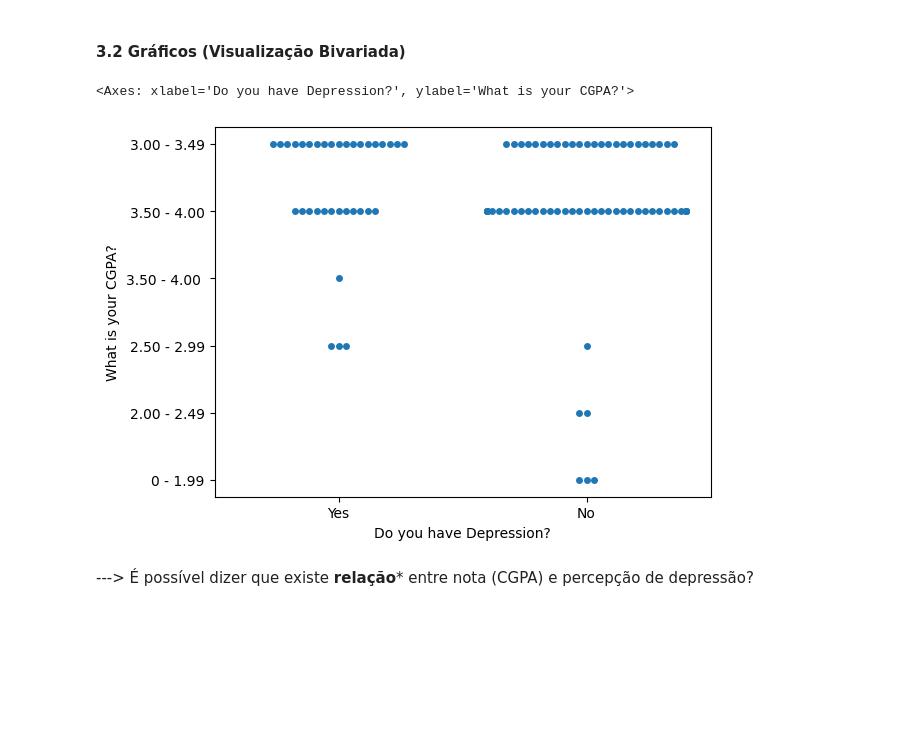
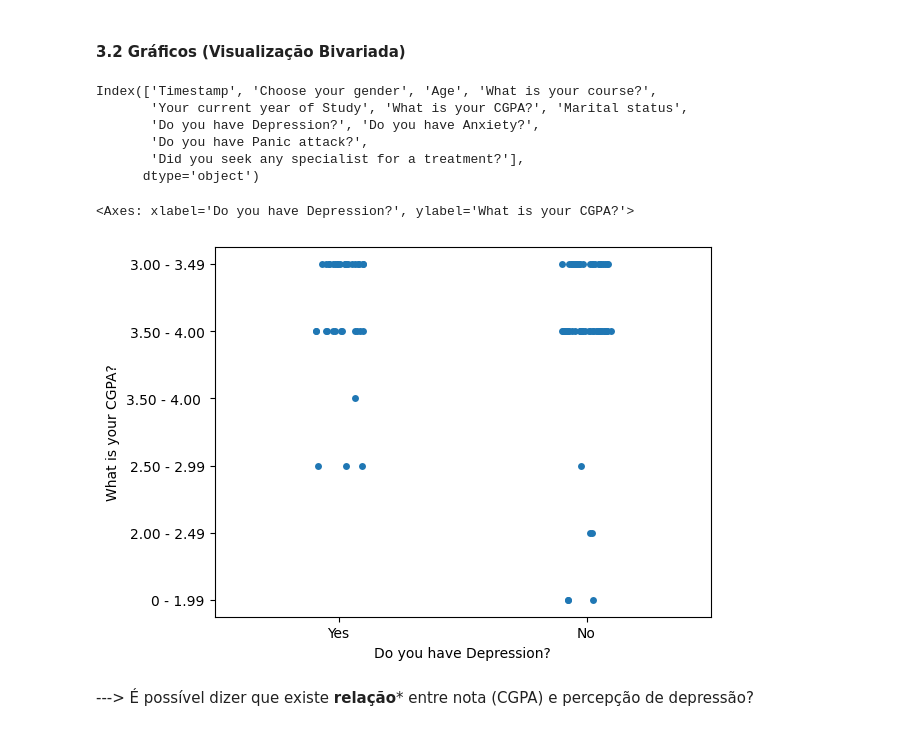
Before and after one commit to eddorileo/mental_health, a Jupyter notebook: mental_health.ipynb, the cells around one changed output. Saved outputs shown, nothing was run; the diff lists cells and outputs as text; code cells hidden in the pictures; blank space fills up the shorter version.

```diff
--- a/mental_health.ipynb
+++ b/mental_health.ipynb
@@ -203,3 +205,5 @@ dtype: int64
+# %%
+data2=data2.drop(columns=['Timestamp'])
 # %% [markdown]
 ###3. Explore e Visualize
 # %%
@@ -264,12 +268,22 @@ data2.Age.plot.box()
 Esquemas ilustrativos do boxplot: [Esquema I](https://www.alura.com.br/artigos/assets/boxplot/imagem-3.png) e [Esquema II](https://miro.medium.com/v2/resize:fit:8100/1*NRlqiZGQdsIyAu0KzP7LaQ.png)
 # %% [markdown]
 #### 3.2 Gráficos (Visualização Bivariada)
+# %%
+data2.columns
+# %% [output]
+Index(['Timestamp', 'Choose your gender', 'Age', 'What is your course?',
+       'Your current year of Study', 'What is your CGPA?', 'Marital status',
+       'Do you have Depression?', 'Do you have Anxiety?',
+       'Do you have Panic attack?',
+       'Did you seek any specialist for a treatment?'],
+      dtype='object')
 # %%
-#gráfico de pontos (cat x cat)
+#gráfico de pontos
 import seaborn as sns
-sns.swarmplot(x="Do you have Depression?", y="What is your CGPA?", data=data2)
+#sns.swarmplot(x="Do you have Depression?", y="What is your CGPA?", data=data2)
+sns.stripplot(data=data2, x="Do you have Depression?", y="What is your CGPA?")
 # %% [output]
 <Axes: xlabel='Do you have Depression?', ylabel='What is your CGPA?'>
-[figure, old version]
+[figure, new version]
 # %% [markdown]
 ---> É possível dizer que existe **relação*** entre nota (CGPA) e percepção de depressão?
```
Also changed, not shown: parts of 12 cells of this notebook.
